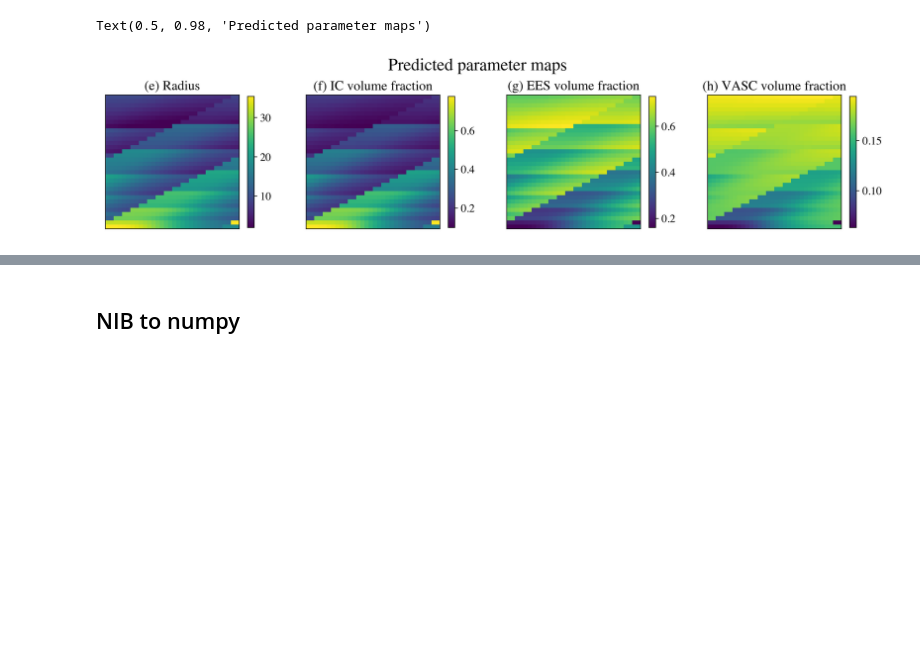
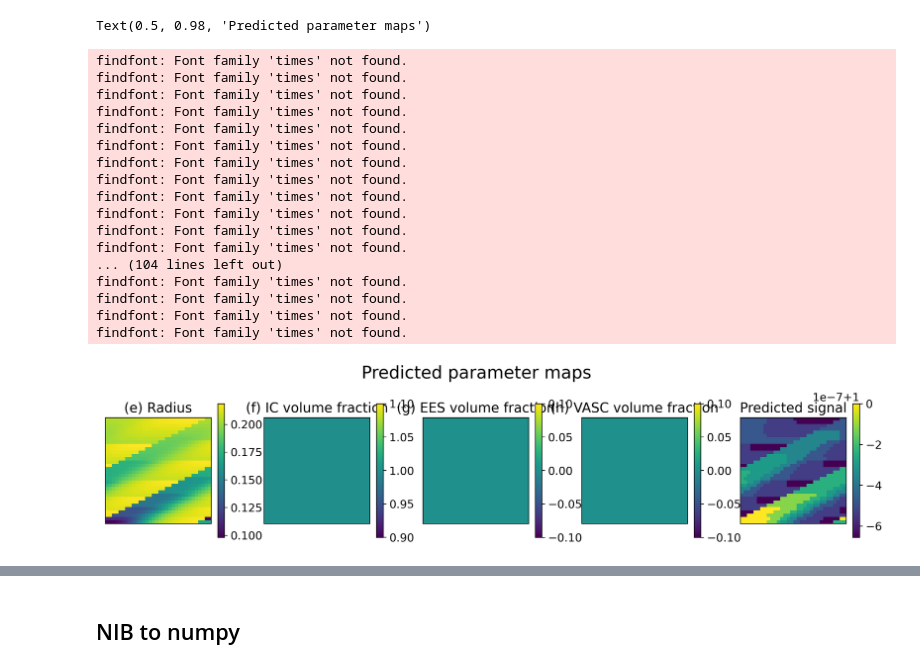
Before and after one commit to theavage/Master-project, a Jupyter notebook: network/test.ipynb, the cells around one changed output, grey strips where cells are left out. Saved outputs shown, nothing was run; the diff lists cells and outputs as text; code cells hidden in the pictures; blank space fills up the shorter version.

```diff
--- a/network/test.ipynb
+++ b/network/test.ipynb
@@ -2,13 +2,13 @@
 import numpy as np
 import matplotlib.pyplot as plt
 from dmipy.core.acquisition_scheme import acquisition_scheme_from_schemefile
-signal = np.load('signal_50.npy')
-radi = np.load('radii_50.npy')
-f_sphere = np.load('f_sphere_50.npy')
-f_ball = np.load('f_ball_50.npy')
-f_stick = np.load('f_stick_50.npy')
+signal = np.load('results/signal_160_5.npy')
+radi = np.load('results/radii_160_5.npy')
+f_sphere = np.load('results/f_sphere_160_5.npy')
+f_ball = np.load('results/f_ball_160_5.npy')
+f_stick = np.load('results/f_stick_160_5.npy')
 # %%
-s = signal[64:].reshape(32,32,120)
+s = signal[64:].reshape(32,32,11160)
 r = radi[64:].reshape(32,32)
 f_s = f_sphere[64:].reshape(32,32)
 f_b = f_ball[64:].reshape(32,32)
@@ -16,26 +16,42 @@ f_stick = f_stick[64:].reshape(32,32)
 # %%
 from scipy import ndimage
 
-fig, ax = plt.subplots(1,4, figsize=(16,3.5))
+fig, ax = plt.subplots(1,5, figsize=(16,3.5))
 
 
-plt.rcParams["font.family"] = "times"
 plt.rcParams["figure.dpi"] = 300
 plt.rcParams['savefig.dpi'] = 300
 plt.rcParams['font.size'] = 13
 
 
-images = [r*100,f_s,f_b,f_stick,s[:,:,1]]
+images = [r,f_s,f_b,f_stick,s[:,:,5000]]
 names = ["(e) Radius",'(f) IC volume fraction','(g) EES volume fraction','(h) VASC volume fraction','Predicted signal']
-for i in range(4):
+for i in range(5):
     #image = ndimage.rotate(images[i], 90)
     im = ax[i].imshow(images[i])
     ax[i].get_xaxis().set_visible(False)
     ax[i].get_yaxis().set_visible(False)
     ax[i].set_title(names[i])
     cb = fig.colorbar(im,ax=ax[i], shrink = 0.8)
 
 fig.suptitle('Predicted parameter maps',fontsize=20)
 # %% [output]
 Text(0.5, 0.98, 'Predicted parameter maps')
+findfont: Font family 'times' not found.
+findfont: Font family 'times' not found.
+findfont: Font family 'times' not found.
+findfont: Font family 'times' not found.
+findfont: Font family 'times' not found.
+findfont: Font family 'times' not found.
+findfont: Font family 'times' not found.
+findfont: Font family 'times' not found.
+findfont: Font family 'times' not found.
+findfont: Font family 'times' not found.
+findfont: Font family 'times' not found.
+findfont: Font family 'times' not found.
+... (104 lines left out)
+findfont: Font family 'times' not found.
+findfont: Font family 'times' not found.
+findfont: Font family 'times' not found.
+findfont: Font family 'times' not found.
-[figure, old version]
+[figure, new version]
```
Also changed, not shown: parts of 1 cell of this notebook, 37 other files.
